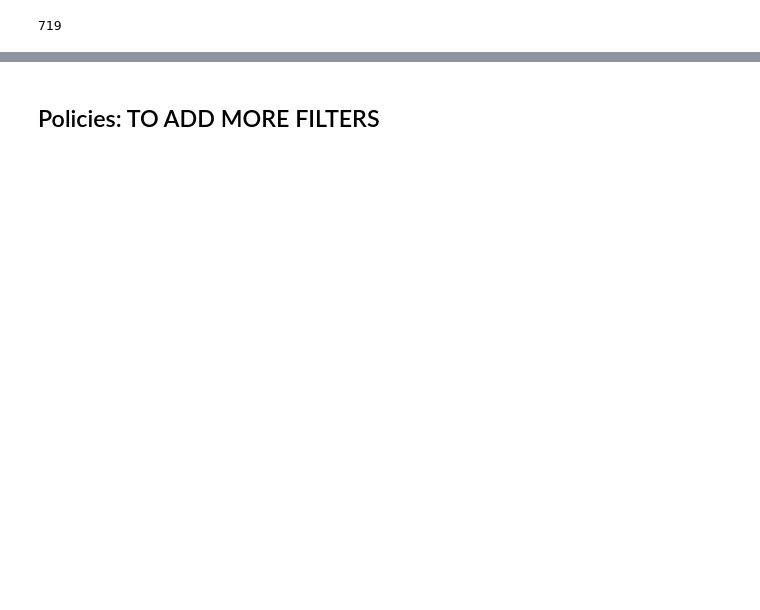
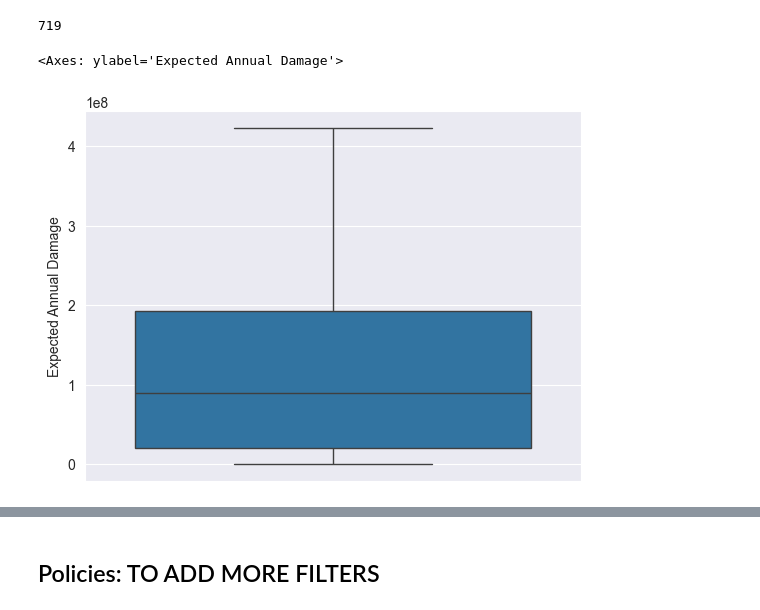
Before and after one commit to daniela1998/MBDM-Group-1, a Jupyter notebook: MORDM Analysis.ipynb, the cells around one changed output, grey strips where cells are left out. Saved outputs shown, nothing was run; the diff lists cells and outputs as text; code cells hidden in the pictures; blank space fills up the shorter version.

Commit message:
Distribution plots

```diff
--- a/MORDM Analysis.ipynb
+++ b/MORDM Analysis.ipynb
@@ -127,0 +147,5 @@ merged_results.columns = original_parameter_names
+# %%
+sns.boxplot(merged_results['Expected Annual Damage'])
+# %% [output]
+<Axes: ylabel='Expected Annual Damage'>
+[figure, added]
```
Also changed, not shown: parts of 6 cells of this notebook.
